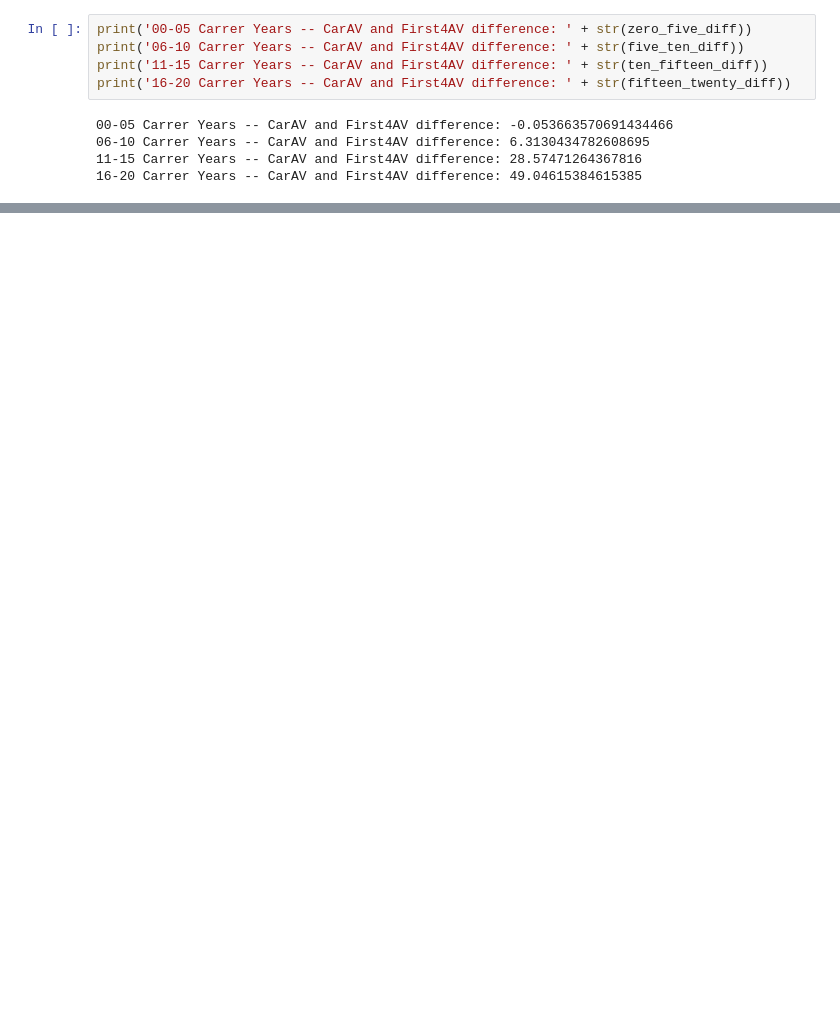
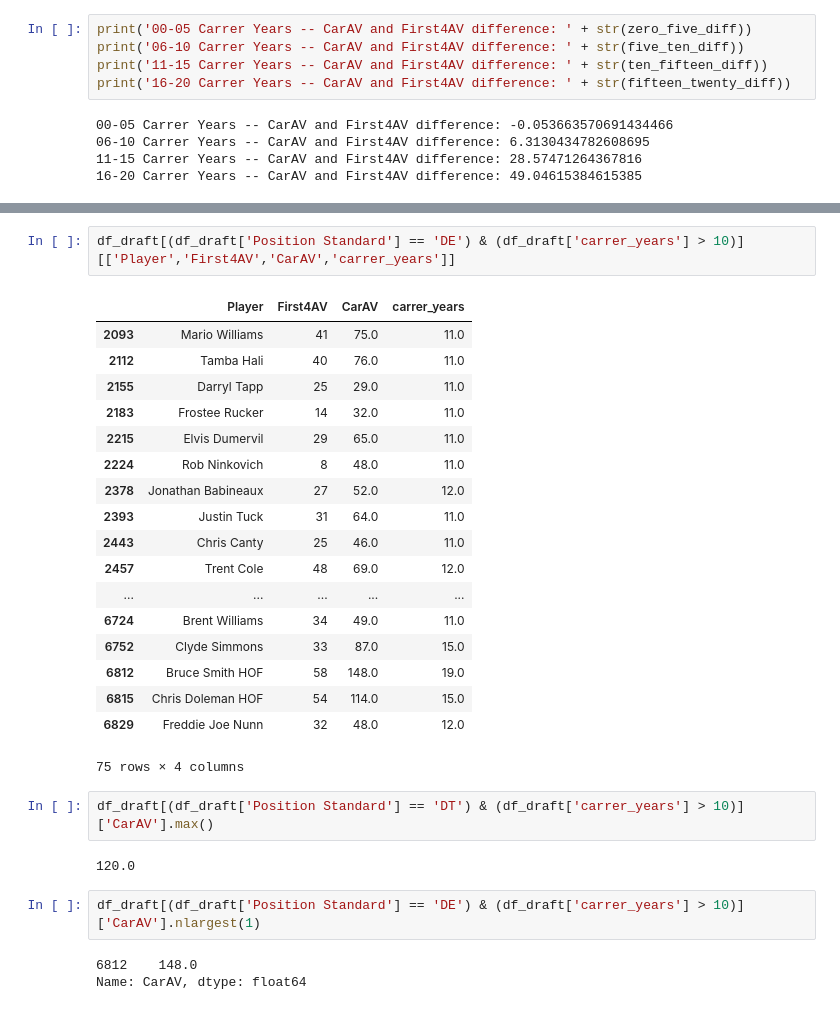
Before and after one commit to GabrielPerson/Data-Science-Project---UFMG, a Jupyter notebook: notebooks/2.0-Person-EDA.ipynb, the cells around one changed output, grey strips where cells are left out. Saved outputs shown, nothing was run; the diff lists cells and outputs as text; blank space fills up the shorter version.

```diff
--- a/notebooks/2.0-Person-EDA.ipynb
+++ b/notebooks/2.0-Person-EDA.ipynb
@@ -233,3 +178,33 @@ for pos in positions:
 06-10 Carrer Years -- WR -- CarAV and First4AV difference: 5.933070866141732
 11-15 Carrer Years -- WR -- CarAV and First4AV difference: 32.4375
 16-20 Carrer Years -- WR -- CarAV and First4AV difference: 58.625
+# %%
+df_draft[(df_draft['Position Standard'] == 'DE') & (df_draft['carrer_years'] > 10)][['Player','First4AV','CarAV','carrer_years']]
+# %% [output]
+|  | Player | First4AV | CarAV | carrer_years |
+| 2093 | Mario Williams | 41 | 75.0 | 11.0 |
+| 2112 | Tamba Hali | 40 | 76.0 | 11.0 |
+| 2155 | Darryl Tapp | 25 | 29.0 | 11.0 |
+| 2183 | Frostee Rucker | 14 | 32.0 | 11.0 |
+| 2215 | Elvis Dumervil | 29 | 65.0 | 11.0 |
+| 2224 | Rob Ninkovich | 8 | 48.0 | 11.0 |
+| 2378 | Jonathan Babineaux | 27 | 52.0 | 12.0 |
+| 2393 | Justin Tuck | 31 | 64.0 | 11.0 |
+| 2443 | Chris Canty | 25 | 46.0 | 11.0 |
+| 2457 | Trent Cole | 48 | 69.0 | 12.0 |
+| ... | ... | ... | ... | ... |
+| 6724 | Brent Williams | 34 | 49.0 | 11.0 |
+| 6752 | Clyde Simmons | 33 | 87.0 | 15.0 |
+| 6812 | Bruce Smith HOF | 58 | 148.0 | 19.0 |
+| 6815 | Chris Doleman HOF | 54 | 114.0 | 15.0 |
+| 6829 | Freddie Joe Nunn | 32 | 48.0 | 12.0 |
+75 rows × 4 columns
+# %%
+df_draft[(df_draft['Position Standard'] == 'DT') & (df_draft['carrer_years'] > 10)]['CarAV'].max()
+# %% [output]
+120.0
+# %%
+df_draft[(df_draft['Position Standard'] == 'DE') & (df_draft['carrer_years'] > 10)]['CarAV'].nlargest(1)
+# %% [output]
+6812    148.0
+Name: CarAV, dtype: float64
```
Also changed, not shown: parts of 9 cells of this notebook, 1 other file.
